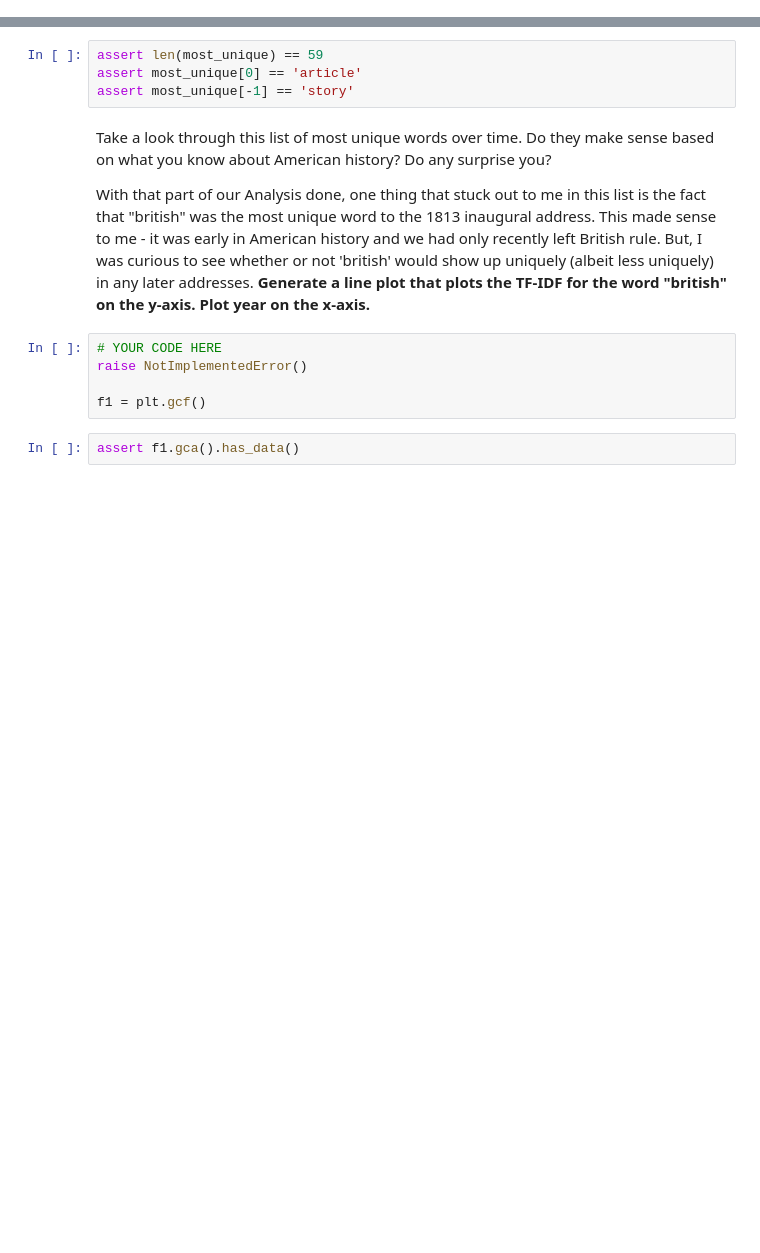
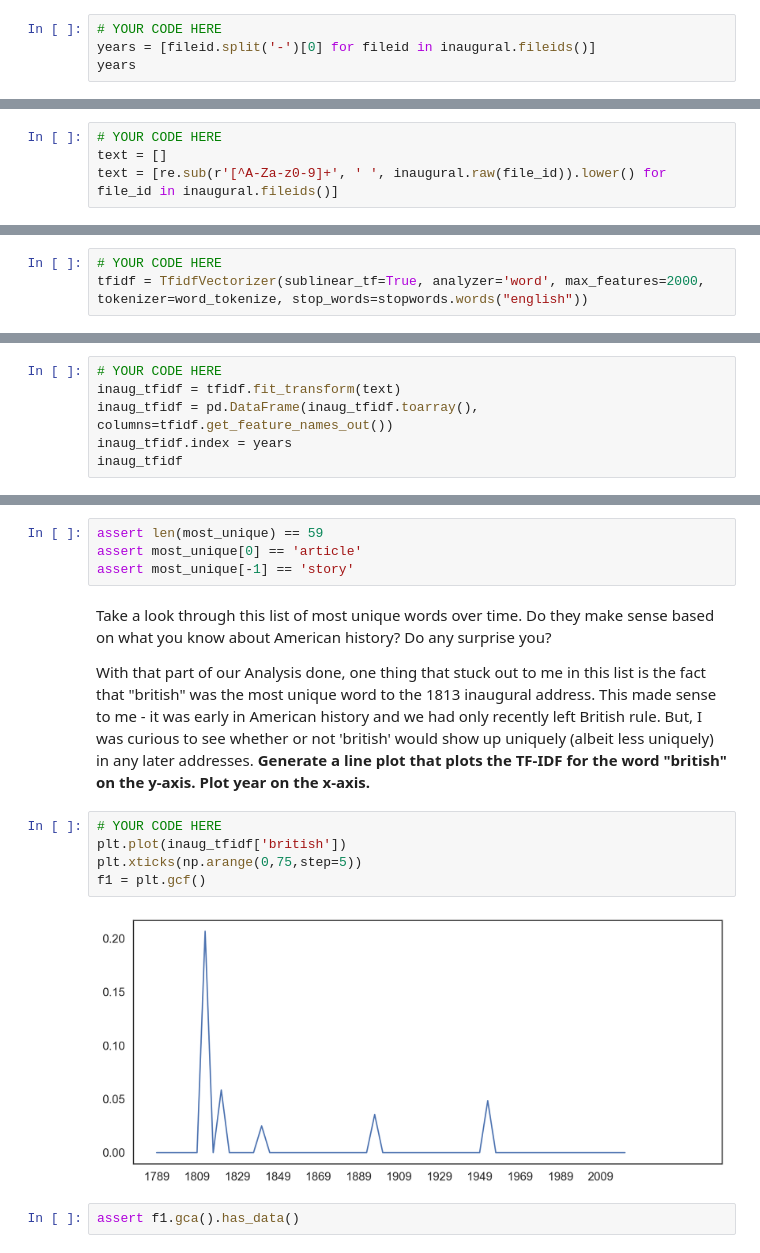
Before and after one commit to ashesh8500/cogs108hw, a Jupyter notebook: D7_COGS108_WI24/D7_text.ipynb, the cells around one changed output, grey strips where cells are left out. Drawn from its saved outputs; the diff is of its cells as text; blank space fills up the shorter version.

```diff
--- a/D7_COGS108_WI24/D7_text.ipynb
+++ b/D7_COGS108_WI24/D7_text.ipynb
@@ -72,0 +99,4 @@ raise NotImplementedError()
+# %%
+# YOUR CODE HERE
+years = [fileid.split('-')[0] for fileid in inaugural.fileids()]
+years
@@ -91,3 +138,7 @@ raise NotImplementedError()
+# %%
+# YOUR CODE HERE
+text = []
+text = [re.sub(r'[^A-Za-z0-9]+', ' ', inaugural.raw(file_id)).lower() for file_id in inaugural.fileids()]
 # %%
 assert isinstance(text, list)
 assert len(text) == 59
@@ -116,3 +166,6 @@ raise NotImplementedError()
+# %%
+# YOUR CODE HERE
+tfidf = TfidfVectorizer(sublinear_tf=True, analyzer='word', max_features=2000, tokenizer=word_tokenize, stop_words=stopwords.words("english"))
 # %%
 assert tfidf.analyzer == 'word'
 assert tfidf.max_features == 2000
@@ -129,0 +180,6 @@ raise NotImplementedError()
+# %%
+# YOUR CODE HERE
+inaug_tfidf = tfidf.fit_transform(text)
+inaug_tfidf = pd.DataFrame(inaug_tfidf.toarray(), columns=tfidf.get_feature_names_out())
+inaug_tfidf.index = years
+inaug_tfidf
@@ -149,9 +242,11 @@ Take a look through this list of most unique words over time. Do they make sense
 With that part of our Analysis done, one thing that stuck out to me in this list is the fact that "british" was the most unique word to the 1813 inaugural address. This made sense to me - it was early in American history and we had only recently left British rule. But, I was curious to see whether or not 'british' would show up uniquely (albeit less uniquely) in any later addresses. **Generate a line plot that plots the TF-IDF for the word "british" on the y-axis. Plot year on the x-axis.**
 # %%
 # YOUR CODE HERE
-raise NotImplementedError()
-
+plt.plot(inaug_tfidf['british'])
+plt.xticks(np.arange(0,75,step=5))
 f1 = plt.gcf()
+# %% [output]
+[figure, added]
 # %%
 assert f1.gca().has_data()
 # %% [markdown]
```
Also changed, not shown: parts of 21 cells of this notebook.
